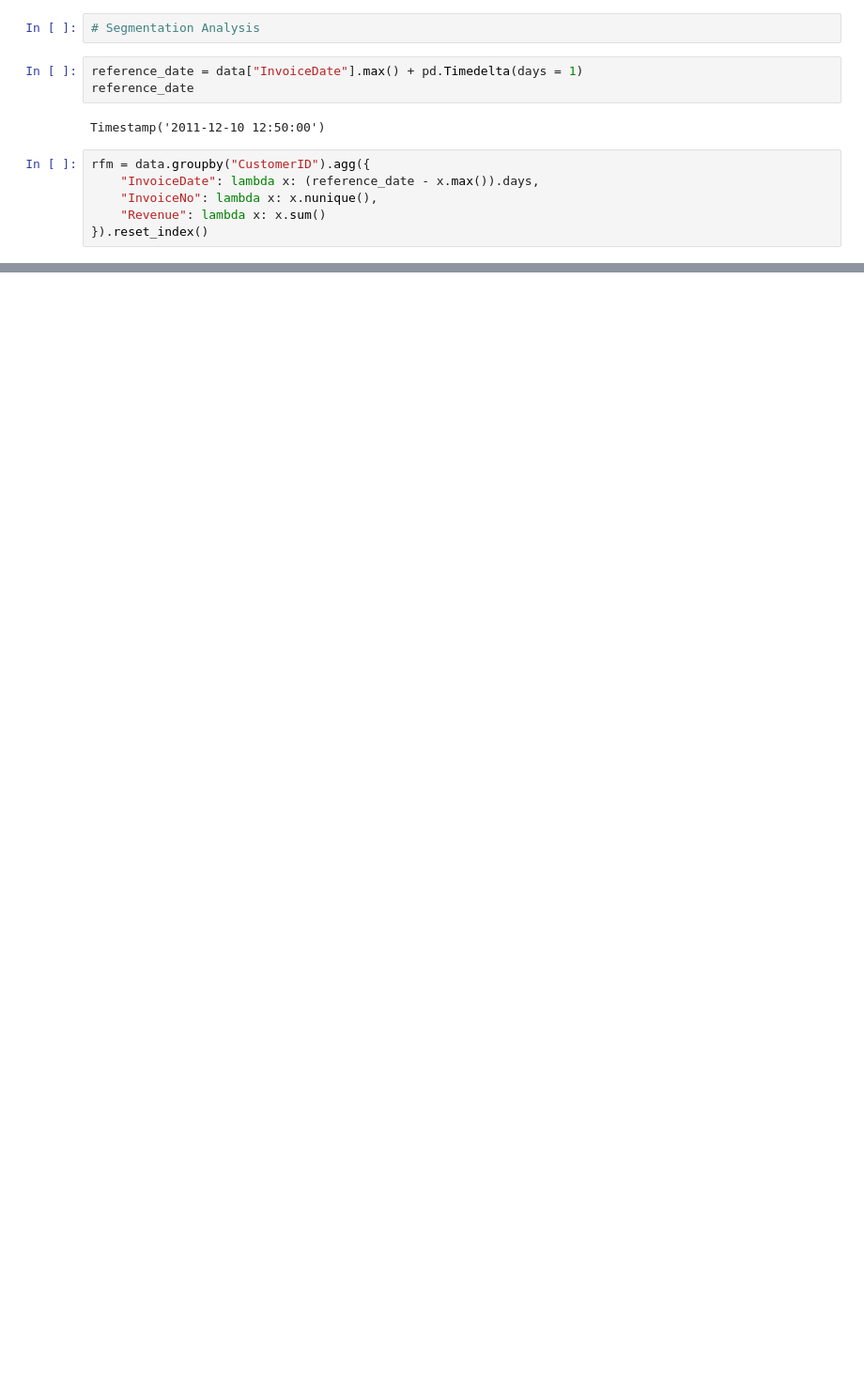
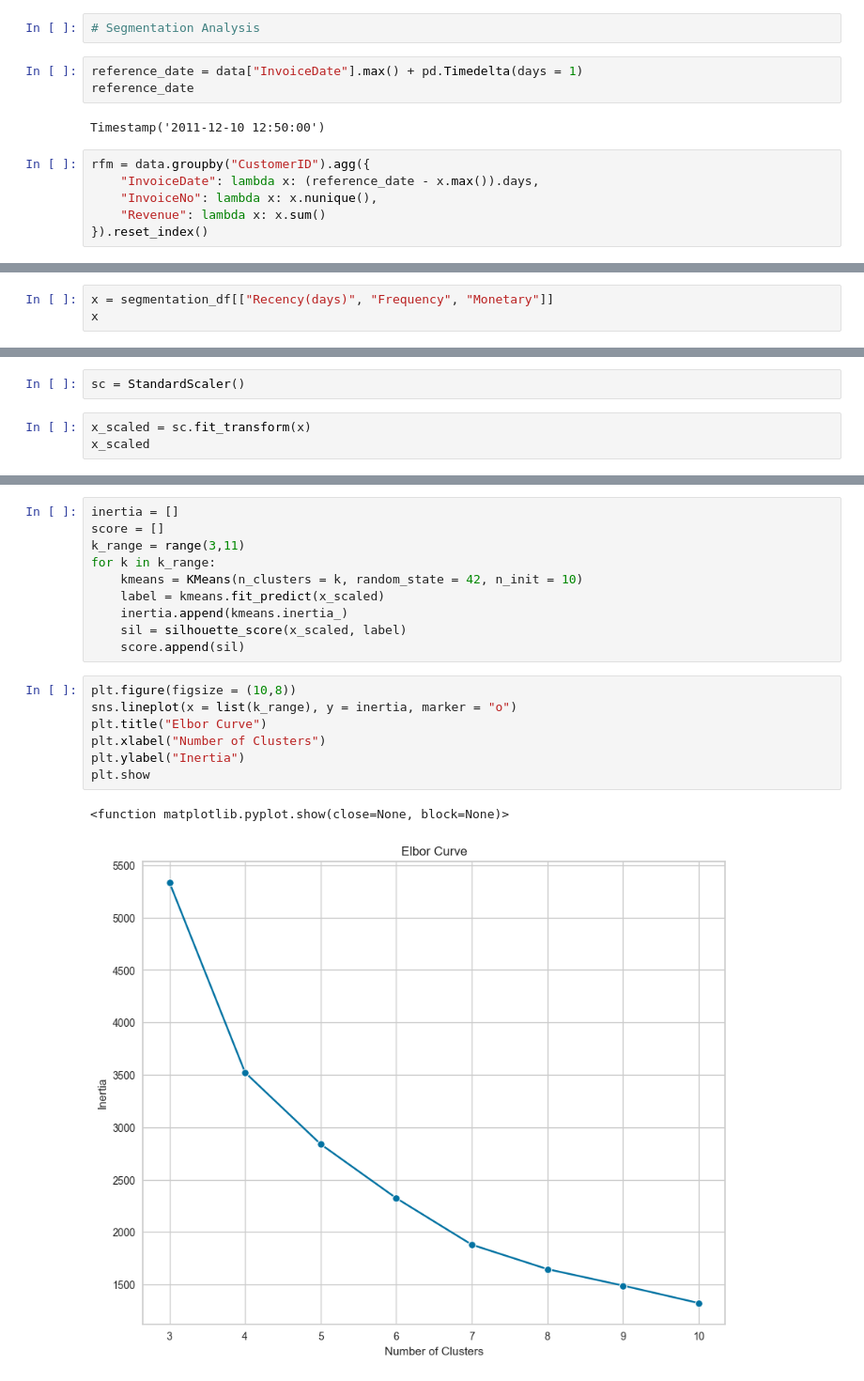
Before and after one commit to Kazeem-Bello/Customer-Rentention-and-Cohort-Analysis, a Jupyter notebook: main.ipynb, the cells around one changed output, grey strips where cells are left out. Shown: that part at 94% size. Drawn from its saved outputs; the diff is of its cells as text; blank space fills up the shorter version.

Commit message:
Cluster analysis done

```diff
--- a/main.ipynb
+++ b/main.ipynb
@@ -322,0 +326,3 @@ rfm
+# %%
+x = segmentation_df[["Recency(days)", "Frequency", "Monetary"]]
+x
@@ -322,0 +343,5 @@ rfm
+# %%
+sc = StandardScaler()
+# %%
+x_scaled = sc.fit_transform(x)
+x_scaled
@@ -322,0 +356,20 @@ rfm
+# %%
+inertia = []
+score = []
+k_range = range(3,11)
+for k in k_range:
+    kmeans = KMeans(n_clusters = k, random_state = 42, n_init = 10)
+    label = kmeans.fit_predict(x_scaled)
+    inertia.append(kmeans.inertia_)
+    sil = silhouette_score(x_scaled, label)
+    score.append(sil)
+# %%
+plt.figure(figsize = (10,8))
+sns.lineplot(x = list(k_range), y = inertia, marker = "o")
+plt.title("Elbor Curve")
+plt.xlabel("Number of Clusters")
+plt.ylabel("Inertia")
+plt.show
+# %% [output]
+<function matplotlib.pyplot.show(close=None, block=None)>
+[figure, added]
```
Also changed, not shown: parts of 30 cells of this notebook, 1 other file.
